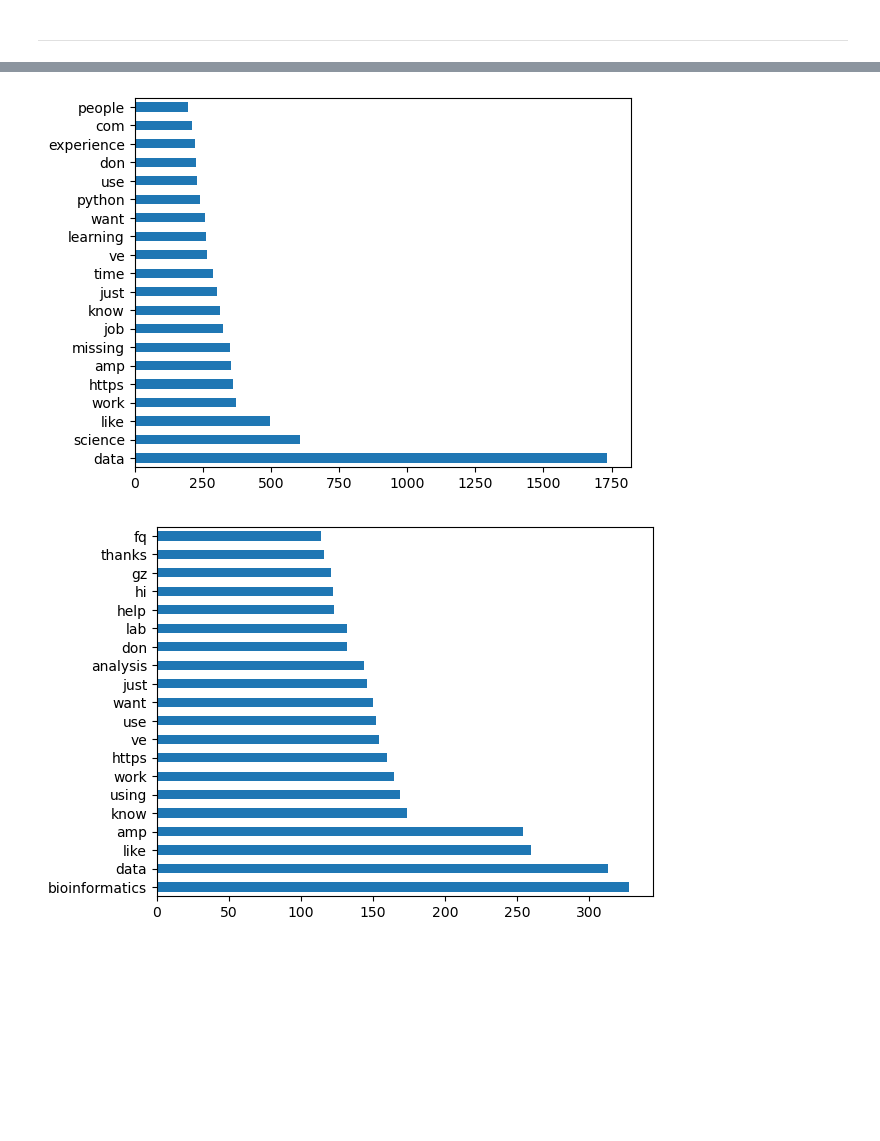
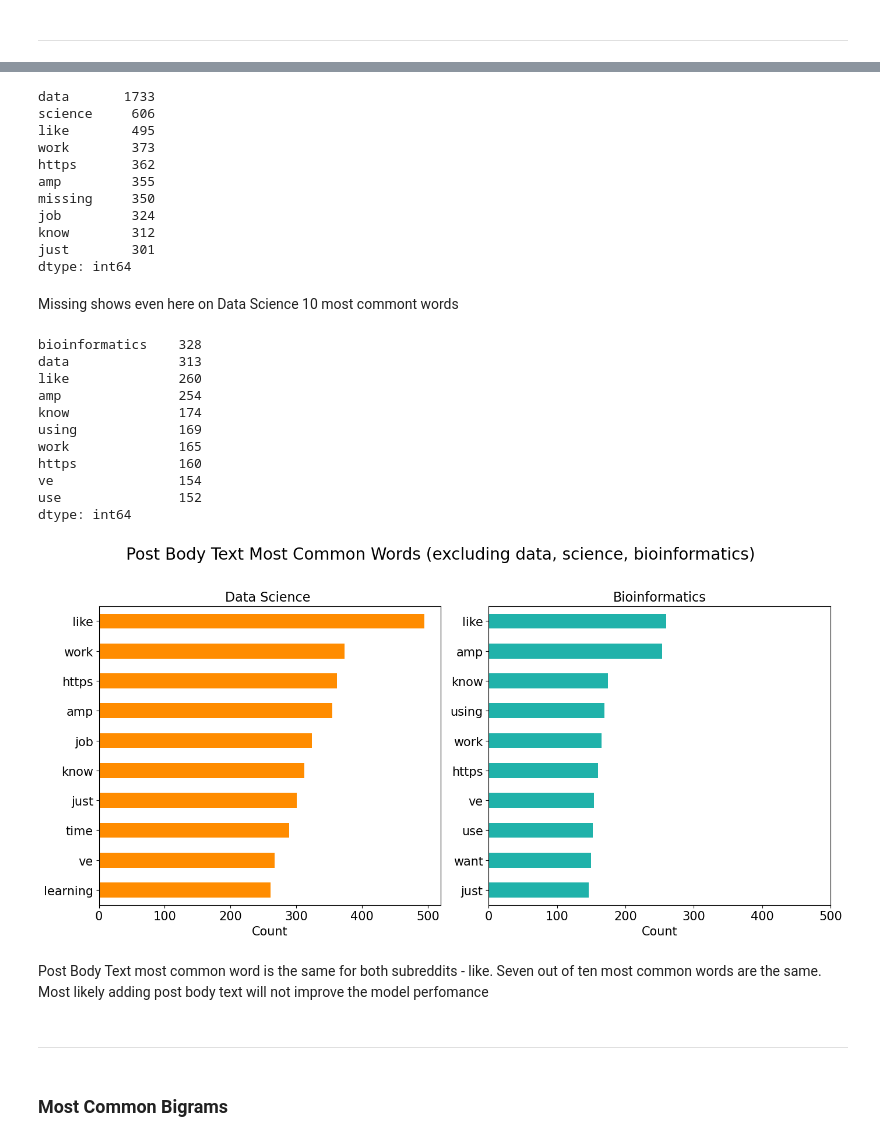
Before and after one commit to ailinnesse/NLP_Differentiate_Bioinformatics_Data_Science_texts, a Jupyter notebook: code/02_EDA_and_Cleaning.ipynb, the cells around one changed output, grey strips where cells are left out. Drawn from its saved outputs; the diff is of its cells as text; code cells hidden in the pictures; blank space fills up the shorter version.

```diff
--- a/code/02_EDA_and_Cleaning.ipynb
+++ b/code/02_EDA_and_Cleaning.ipynb
@@ -151,13 +230,34 @@ The most common word by far is bioinformatics, the second is data.
 # %%
-# To find most common words in Post Body Text I will impute all raws with missing data with 'missing'
-reddit_datascience.fillna('missing', inplace = True)
-datascience_post_body_text_most_common = count_most_common_words(reddit_datascience, 'post_body_text', 20)
-datascience_post_body_text_most_common[::-1].plot(kind = 'barh');
+# To find most common words in Post Body Text I will impute all rows with missing data with 'missing'
+reddit_no_missing = reddit.fillna('missing').copy()
+datascience_post_body_text_most_common = count_most_common_words(reddit_no_missing[reddit_no_missing['subreddit'] == 'datascience'], 'post_body_text', 10)
+datascience_post_body_text_most_common
 # %% [output]
-[figure, removed]
+data       1733
+science     606
+like        495
+work        373
+https       362
+amp         355
+missing     350
+job         324
+know        312
+just        301
+dtype: int64
+# %% [markdown]
+Missing shows even here on Data Science 10 most commont words
 # %%
-reddit_bioinformatics.fillna('missing', inplace = True)
-bioinformatics_post_body_text_most_common = count_most_common_words(reddit_bioinformatics, 'post_body_text', 20)
-bioinformatics_post_body_text_most_common[::-1].plot(kind = 'barh');
+bioinformatics_post_body_text_most_common = count_most_common_words(reddit_no_missing[reddit_no_missing['subreddit'] == 'bioinformatics'], 'post_body_text', 10)
+bioinformatics_post_body_text_most_common
 # %% [output]
-[figure, removed]
+bioinformatics    328
+data              313
+like              260
+amp               254
+know              174
+using             169
+work              165
+https             160
+ve                154
+use               152
+dtype: int64
@@ -163,0 +269,35 @@ bioinformatics_post_body_text_most_common[::-1].plot(kind = 'barh');
+# %%
+# Set figure
+fig, ax = plt.subplots(1,2, figsize=(14,7))
+fig.suptitle('Post Body Text Most Common Words (excluding data, science, bioinformatics) \n', fontsize=20)
+
+# Plot Data Science most common words
+datascience_post_body_text_most_common = count_most_common_words(reddit_no_missing[reddit_no_missing['subreddit'] == 'datascience'], 'post_body_text', 10)
+datascience_post_body_text_most_common.plot(kind = 'barh', color = 'darkorange', ax=ax[0])
+ax[0].invert_yaxis()
+ax[0].set_title('Data Science ', fontsize=16)
+ax[0].set_xlabel('Count', fontsize=15)
+ax[0].xaxis.set_tick_params(labelsize=15)
+ax[0].yaxis.set_tick_params(labelsize=15)
+
+# Plot Bioinformatics most common words
+bioinformatics_post_body_text_most_common = count_most_common_words(reddit_no_missing[reddit_no_missing['subreddit'] == 'bioinformatics'], 'post_body_text', 10)
+bioinformatics_post_body_text_most_common.plot(kind = 'barh', color = 'lightseagreen', ax=ax[1])
+ax[1].invert_yaxis()
+ax[1].set_title('Bioinformatics', fontsize=16)
+ax[1].set_xlabel('Count', fontsize=15)
+ax[1].xaxis.set_tick_params(labelsize=15)
+ax[1].yaxis.set_tick_params(labelsize=15)
+ax[1].set_xlim([0, 500])
+
+# Save for the presintation
+plt.tight_layout()
+plt.savefig('../images/post_body_most_common_words.jpeg');
+# %% [output]
+[figure, added]
+# %% [markdown]
+Post Body Text most common word is the same for both subreddits - like. Seven out of ten most common words are the same. Most likely adding post body text will not improve the model perfomance
+# %% [markdown]
+---
+# %% [markdown]
+### Most Common Bigrams
```
Also changed, not shown: parts of 27 cells of this notebook, 9 other files.
